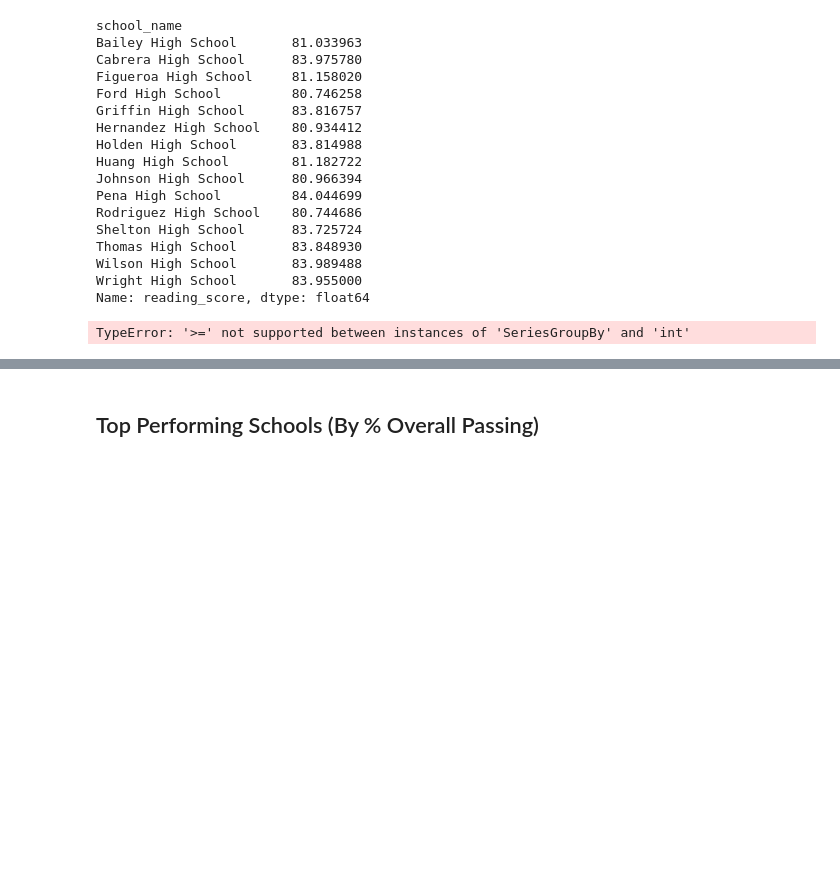
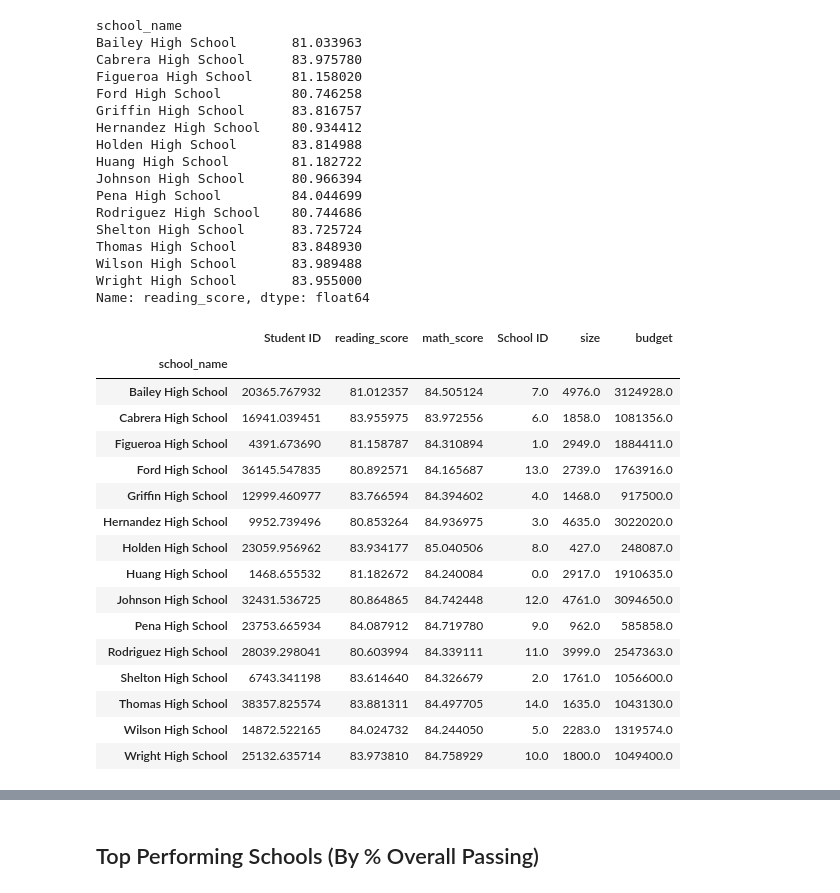
Before and after one commit to alaniwalaa/pandas-challenge, a Jupyter notebook: PyCitySchools/PyCitySchools_starter.ipynb, the cells around one changed output, grey strips where cells are left out. Cells and saved outputs as stored; diff of their text form; code cells hidden in the pictures; blank space fills up the shorter version.

```diff
--- a/PyCitySchools/PyCitySchools_starter.ipynb
+++ b/PyCitySchools/PyCitySchools_starter.ipynb
@@ -279,7 +263,26 @@ Wright High School       83.955000
 Name: reading_score, dtype: float64
 # %%
 #% Passing Math
-percent_math = ((merged_data.groupby(["school_name"])["math_score"] >= 70).mean()) * 100
-percent_math_score
+students_passing_math = merged_data[(merged_data["math_score"] >= 70)]
+passing_math_school = students_passing_math.groupby(["school_name"]).mean()
+
+percent_math = passing_math_school
+percent_math
 # %% [output]
-TypeError: '>=' not supported between instances of 'SeriesGroupBy' and 'int'
+|  | Student ID | reading_score | math_score | School ID | size | budget |
+| school_name |  |  |  |  |  |  |
+| Bailey High School | 20365.767932 | 81.012357 | 84.505124 | 7.0 | 4976.0 | 3124928.0 |
+| Cabrera High School | 16941.039451 | 83.955975 | 83.972556 | 6.0 | 1858.0 | 1081356.0 |
+| Figueroa High School | 4391.673690 | 81.158787 | 84.310894 | 1.0 | 2949.0 | 1884411.0 |
+| Ford High School | 36145.547835 | 80.892571 | 84.165687 | 13.0 | 2739.0 | 1763916.0 |
+| Griffin High School | 12999.460977 | 83.766594 | 84.394602 | 4.0 | 1468.0 | 917500.0 |
+| Hernandez High School | 9952.739496 | 80.853264 | 84.936975 | 3.0 | 4635.0 | 3022020.0 |
+| Holden High School | 23059.956962 | 83.934177 | 85.040506 | 8.0 | 427.0 | 248087.0 |
+| Huang High School | 1468.655532 | 81.182672 | 84.240084 | 0.0 | 2917.0 | 1910635.0 |
+| Johnson High School | 32431.536725 | 80.864865 | 84.742448 | 12.0 | 4761.0 | 3094650.0 |
+| Pena High School | 23753.665934 | 84.087912 | 84.719780 | 9.0 | 962.0 | 585858.0 |
+| Rodriguez High School | 28039.298041 | 80.603994 | 84.339111 | 11.0 | 3999.0 | 2547363.0 |
+| Shelton High School | 6743.341198 | 83.614640 | 84.326679 | 2.0 | 1761.0 | 1056600.0 |
+| Thomas High School | 38357.825574 | 83.881311 | 84.497705 | 14.0 | 1635.0 | 1043130.0 |
+| Wilson High School | 14872.522165 | 84.024732 | 84.244050 | 5.0 | 2283.0 | 1319574.0 |
+| Wright High School | 25132.635714 | 83.973810 | 84.758929 | 10.0 | 1800.0 | 1049400.0 |
```
Also changed, not shown: parts of 19 cells of this notebook.
